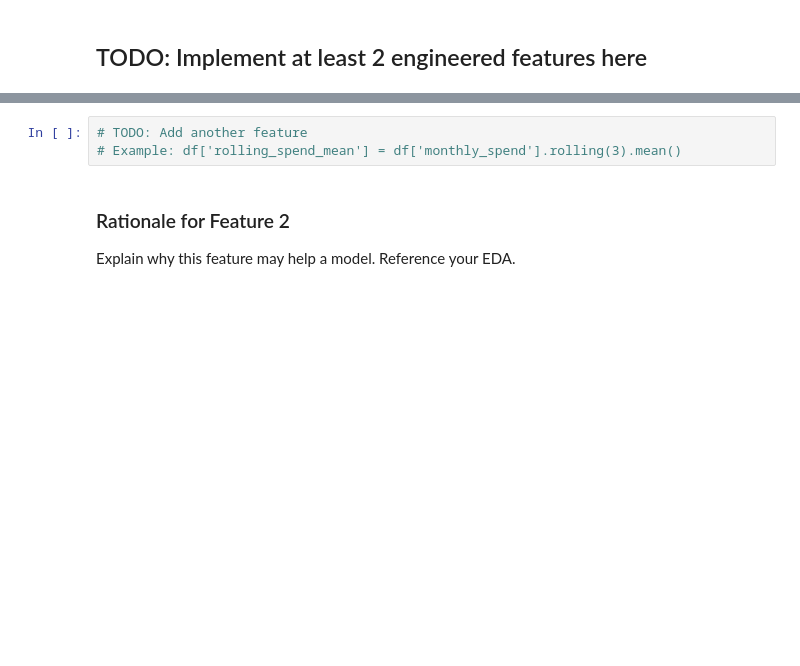
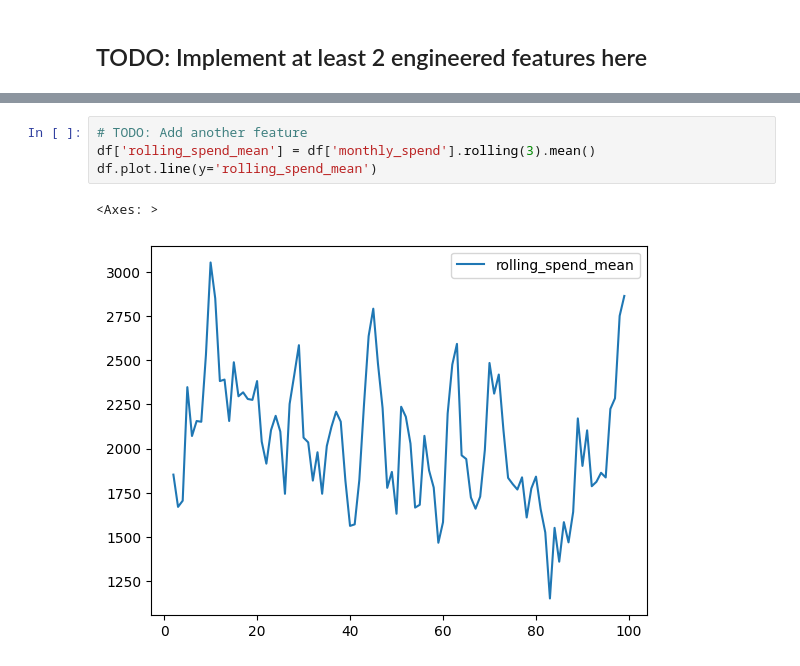
Before and after one commit to Junkuang19/bootcamp_Junkuang_Lai, a Jupyter notebook: Bootcamp_Junkuang_Lai/homework/stage09/stage09_feature-engineering_homework.ipynb, the cells around one changed output, grey strips where cells are left out. Cells and saved outputs as stored; diff of their text form; blank space fills up the shorter version.

```diff
--- a/Bootcamp_Junkuang_Lai/homework/stage09/stage09_feature-engineering_homework.ipynb
+++ b/Bootcamp_Junkuang_Lai/homework/stage09/stage09_feature-engineering_homework.ipynb
@@ -34,6 +38,7 @@ Explain why this feature may help a model. Reference your EDA.
 # %%
 # TODO: Add another feature
-# Example: df['rolling_spend_mean'] = df['monthly_spend'].rolling(3).mean()
+df['rolling_spend_mean'] = df['monthly_spend'].rolling(3).mean()
+df.plot.line(y='rolling_spend_mean')
+# %% [output]
+<Axes: >
+[figure, added]
-# %% [markdown]
-### Rationale for Feature 2
-Explain why this feature may help a model. Reference your EDA.
```
Also changed, not shown: parts of 10 cells of this notebook.
